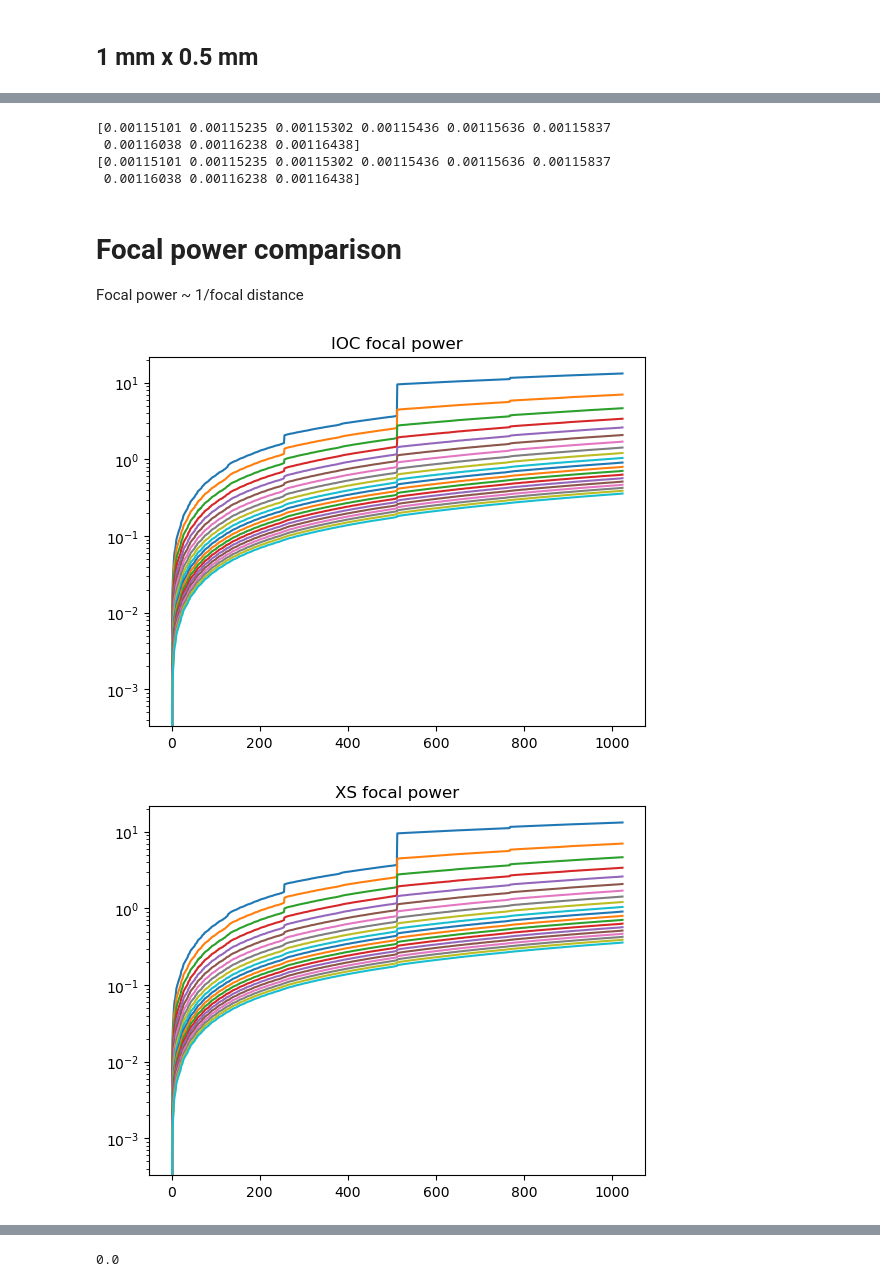
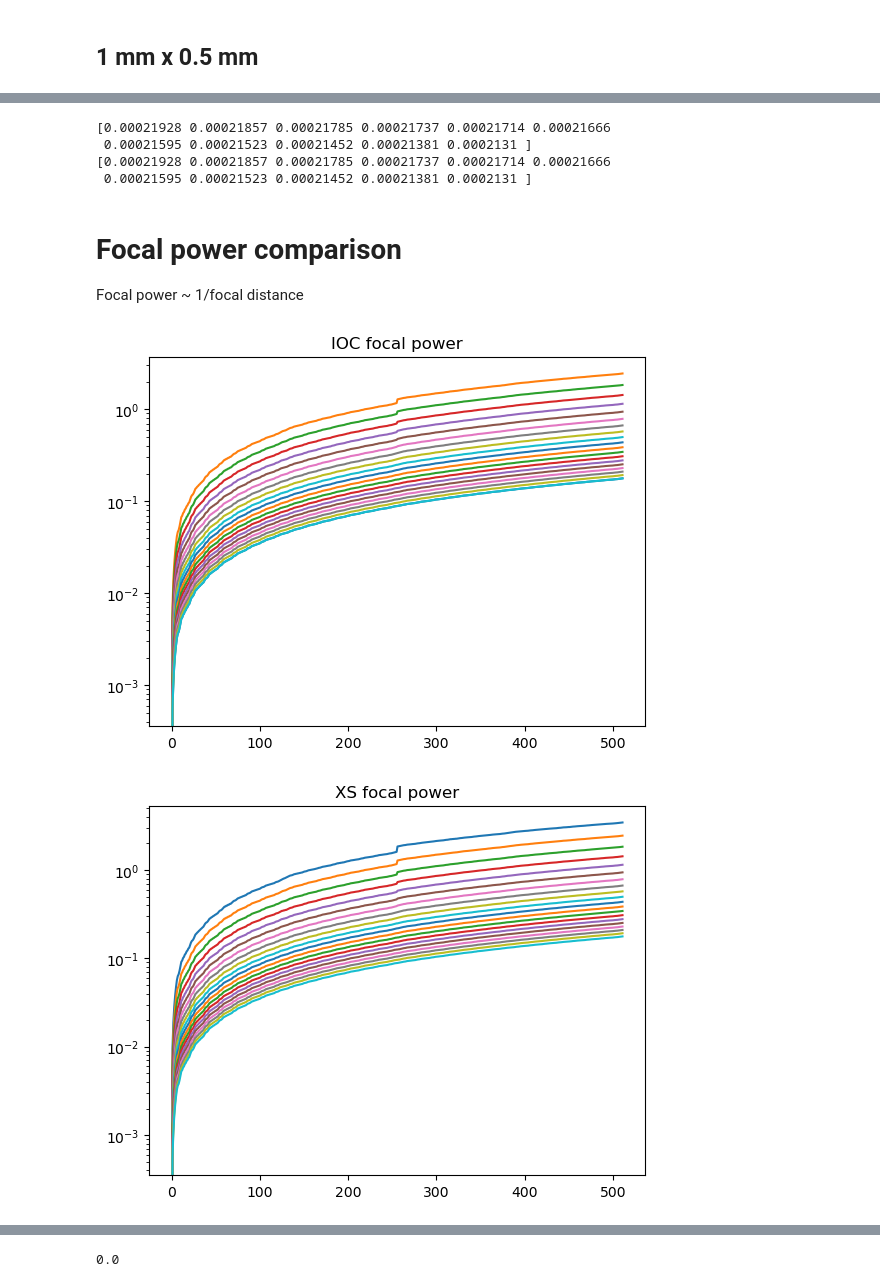
Before and after one commit to BCDA-APS/pydeviceCRL, a Jupyter notebook: IOC_vs_XS.ipynb, the cells around one changed output, grey strips where cells are left out. Cells and saved outputs as stored; diff of their text form; code cells hidden in the pictures.

```diff
--- a/IOC_vs_XS.ipynb
+++ b/IOC_vs_XS.ipynb
@@ -5,3 +7,7 @@ import epics
 import numpy as np
 import matplotlib.pyplot as plt
 import time
+# %%
+lens_stacks = 9
+combos = 2**9
+print(combos)
@@ -405,7 +428,7 @@ def find_config_xs(fSize, energy, slit1_H = 500.0e-6, slit1_V = 300.0e-6, flag_H
     else:
         return FWHM_atsample_list[index2], L1_invF_list_sort_indices[index2]
 # %%
-fSize_array_xs = np.empty([len(energy_list),1024])
+fSize_array_xs = np.empty([len(energy_list),combos])
 for i in energies:
     fSize_array_xs[i-6,:], _, _=fSize_xs(i*1000.0, slit1_H = slitH, slit1_V = slitV, flag_HE = True)
 # %%
@@ -560,24 +600,24 @@ print(fSize_array_xs_B[19,1014:1023])
 # %% [markdown]
 ## 1 mm x 0.5 mm
 # %%
-slitH = 0.001
-slitV = 0.0005
+slitH = 1000
+slitV = 500
 flag_HE = True
 
 epics.caput("100idPyCRL:testSSH1.VAL", slitH)
 epics.caput("100idPyCRL:testSSV1.VAL", slitV)
-epics.caput("100idPyCRL:CRL:thickerr_flag", flag_HE)
+epics.caput("100idPyCRL:MS:thickerr_flag", flag_HE)
 
 energy_list = [i for i in range(6,26)]
 energies = np.asarray(energy_list)
 
-fSize_array_C = np.empty([len(energy_list),1024])
-fSize_array_xs_C = np.empty([len(energy_list),1024])
-epics.caput("100idPyCRL:CRL:EnergySelect",0)
+fSize_array_C = np.empty([len(energy_list),combos])
+fSize_array_xs_C = np.empty([len(energy_list),combos])
+epics.caput("100idPyCRL:MS:EnergySelect",1)
 for i in energies:
-    epics.caput("100idPyCRL:testMonoE.VAL",float(i))
+    epics.caput("100idPyCRL:MS:EnergyLocal",float(i))
     time.sleep(1)
-    fSize_array_C[i-6,:]=epics.caget("100idPyCRL:CRL:fSizes")
-    fSize_array_xs_C[i-6,:], _, _=fSize_xs(i*1000.0, slit1_H = slitH, slit1_V = slitV, flag_HE = flag_HE, unsort = False)
+    fSize_array_C[i-6,:]=epics.caget("100idPyCRL:MS:fSizes")
+    fSize_array_xs_C[i-6,:], _, _=fSize_xs(i*1000.0, slit1_H = slitH/1e6, slit1_V = slitV/1e6, flag_HE = flag_HE, unsort = False)
 ratio_C = fSize_array_C/fSize_array_xs_C
 # %%
@@ -616,49 +656,49 @@ print(fSize_array_xs_C[19,0:9])
 # %%
 # 25 keV -- high bit configurations
-print(fSize_array_C[19,1014:1023])
-print(fSize_array_xs_C[19,1014:1023])
+print(fSize_array_C[19,500:511])
+print(fSize_array_xs_C[19,500:511])
 # %% [output]
-[0.00115101 0.00115235 0.00115302 0.00115436 0.00115636 0.00115837
- 0.00116038 0.00116238 0.00116438]
-[0.00115101 0.00115235 0.00115302 0.00115436 0.00115636 0.00115837
- 0.00116038 0.00116238 0.00116438]
+[0.00021928 0.00021857 0.00021785 0.00021737 0.00021714 0.00021666
+ 0.00021595 0.00021523 0.00021452 0.00021381 0.0002131 ]
+[0.00021928 0.00021857 0.00021785 0.00021737 0.00021714 0.00021666
+ 0.00021595 0.00021523 0.00021452 0.00021381 0.0002131 ]
 # %% [markdown]
 # Focal power comparison
 Focal power ~ 1/focal distance
 # %%
-slitH = 0.0005
-slitV = 0.0003
+slitH = 500
+slitV = 300
 flag_HE = True
 
 epics.caput("100idPyCRL:testSSH1.VAL", slitH)
 epics.caput("100idPyCRL:testSSV1.VAL", slitV)
-epics.caput("100idPyCRL:CRL:thickerr_flag", flag_HE)
+epics.caput("100idPyCRL:MS:thickerr_flag", flag_HE)
 
 energy_list = [i for i in range(6,26)]
 energies = np.asarray(energy_list)
 
-invF_array_B = np.empty([len(energy_list),1024])
-invF_array_xs_B = np.empty([len(energy_list),1024])
-epics.caput("100idPyCRL:CRL:EnergySelect",0)
+invF_array_B = np.empty([len(energy_list),combos])
+invF_array_xs_B = np.empty([len(energy_list),combos])
+epics.caput("100idPyCRL:MS:EnergySelect",1)
 
 for i in energies:
-    epics.caput("100idPyCRL:testMonoE.VAL",float(i))
+    epics.caput("100idPyCRL:MS:EnergyLocal",float(i))
     time.sleep(1)
-    invF_array_B[int(i-6),:]=epics.caget("100idPyCRL:CRL:1:invF")
-    _, invF_array_xs_B[i-6,:], _=fSize_xs(i*1000.0, slit1_H = slitH, slit1_V = slitV, flag_HE = flag_HE, unsort = False)
+    invF_array_B[int(i-6),:]=epics.caget("100idPyCRL:MS:B:invF")
+    _, invF_array_xs_B[i-6,:], _=fSize_xs(i*1000.0, slit1_H = slitH/1e6, slit1_V = slitV/1e6, flag_HE = flag_HE, unsort = False)
 invF_ratio_B = invF_array_B/invF_array_xs_B
 # %%
-plt.plot(np.linspace(0,1023,1024), invF_array_B.T)
+plt.plot(np.linspace(0,combos-1,combos), invF_array_B.T)
 plt.title('IOC focal power')
 plt.yscale('log')
 plt.show()
 # %% [output]
-[figure, old version]
+[figure, new version]
 # %%
-plt.plot(np.linspace(0,1023,1024), invF_array_xs_B.T)
+plt.plot(np.linspace(0,combos-1,combos), invF_array_xs_B.T)
 plt.title('XS focal power')
 plt.yscale('log')
 plt.show()
 # %% [output]
-[figure, old version]
+[figure, new version]
 # %%
```
Also changed, not shown: parts of 32 cells of this notebook, 2 other files.
